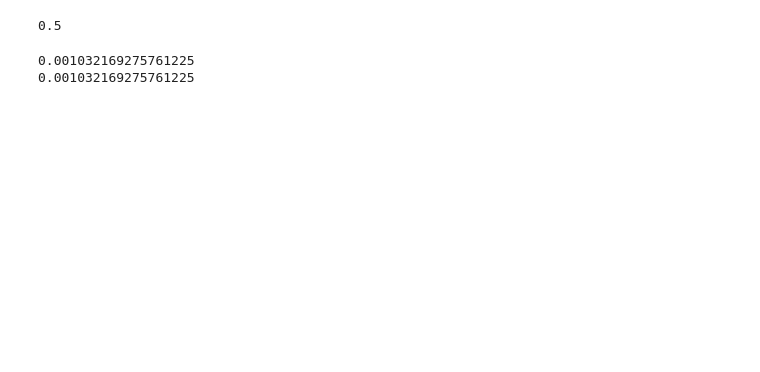
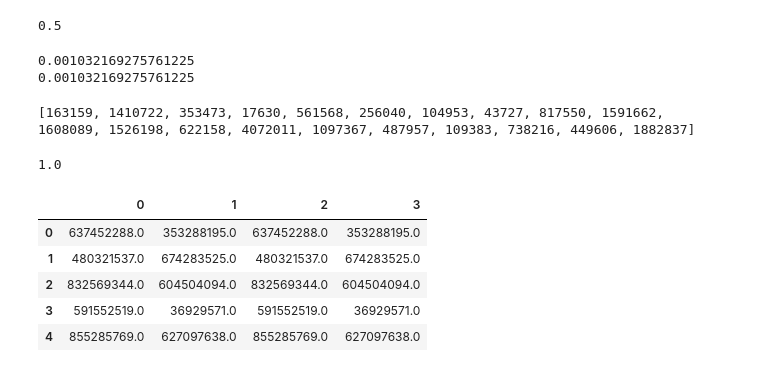
Before and after one commit to hu-yating/ID2222DataMining, a Jupyter notebook: Homework 1.ipynb, the cells around one changed output. Saved outputs shown, nothing was run; the diff lists cells and outputs as text; code cells hidden in the pictures; blank space fills up the shorter version.

```diff
--- a/Homework 1.ipynb
+++ b/Homework 1.ipynb
@@ -188,3 +264,56 @@ print(Sim2)
 # %% [output]
 0.001032169275761225
 0.001032169275761225
+# %%
+#q3
+sample_text = io.StringIO(df_len_10[0])
+# Construct 10-shingles
+sh = Shingling(sample_text,10)
+shingles = sh.shingles()
+# Ordered set of hashed 100-shingles
+ordered_set = sh.ordered_hash(shingles)
+
+
+mh = MinHashing(ordered_set,20)
+minhash = mh.hashing()
+print(minhash)
+
+#q4
+sets = []
+for i in range(2):
+    sample_text = io.StringIO(df_len_10[i])
+    # Construct 10-shingles
+    sh = Shingling(sample_text,10)
+    shingles = sh.shingles()
+    # Ordered set of hashed 100-shingles
+    ordered_set = sh.ordered_hash(shingles)
+    sets.append(ordered_set)
+
+
+mh1 = MinHashing(sets[0],20).hashing()
+mh2 = MinHashing(sets[1],20).hashing()
+CompareSignatures(mh1,mh1).estimate()
+# %% [output]
+[163159, 1410722, 353473, 17630, 561568, 256040, 104953, 43727, 817550, 1591662, 1608089, 1526198, 622158, 4072011, 1097367, 487957, 109383, 738216, 449606, 1882837]
+1.0
+# %%
+import pandas as pd
+'''
+import copy
+ar = copy.deepcopy(sets)   #sets into lists so that I can create a dataframe
+for s in range(2):
+    ar[s] = list(sets[s])
+    print(ar[s])
+    print("##################################################################################")
+'''
+df = pd.DataFrame(sets).transpose()
+df[2] = df[0]
+df[3] = df[1]
+df.head()
+# %% [output]
+|  | 0 | 1 | 2 | 3 |
+| 0 | 637452288.0 | 353288195.0 | 637452288.0 | 353288195.0 |
+| 1 | 480321537.0 | 674283525.0 | 480321537.0 | 674283525.0 |
+| 2 | 832569344.0 | 604504094.0 | 832569344.0 | 604504094.0 |
+| 3 | 591552519.0 | 36929571.0 | 591552519.0 | 36929571.0 |
+| 4 | 855285769.0 | 627097638.0 | 855285769.0 | 627097638.0 |
```
Also changed, not shown: parts of 4 cells of this notebook.
